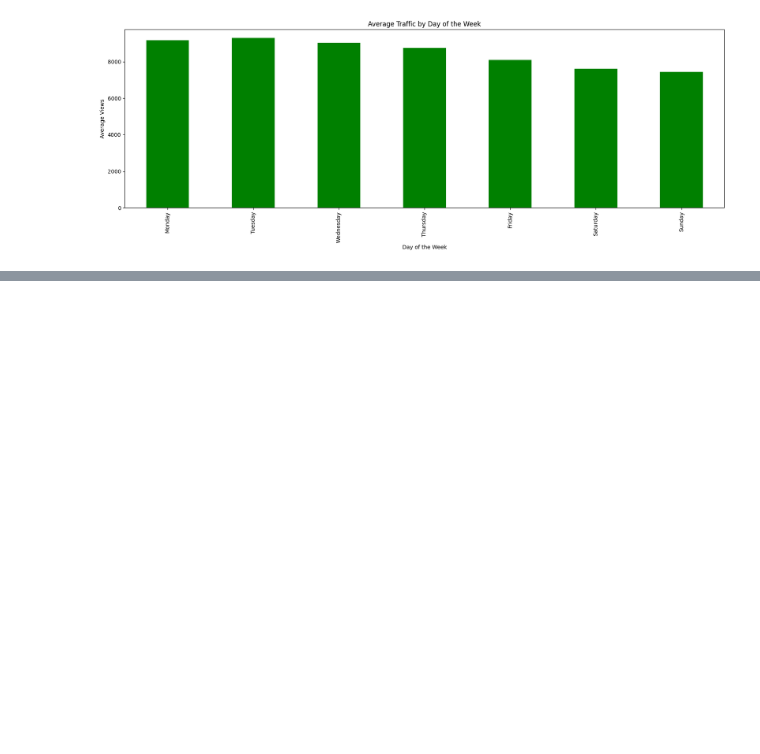
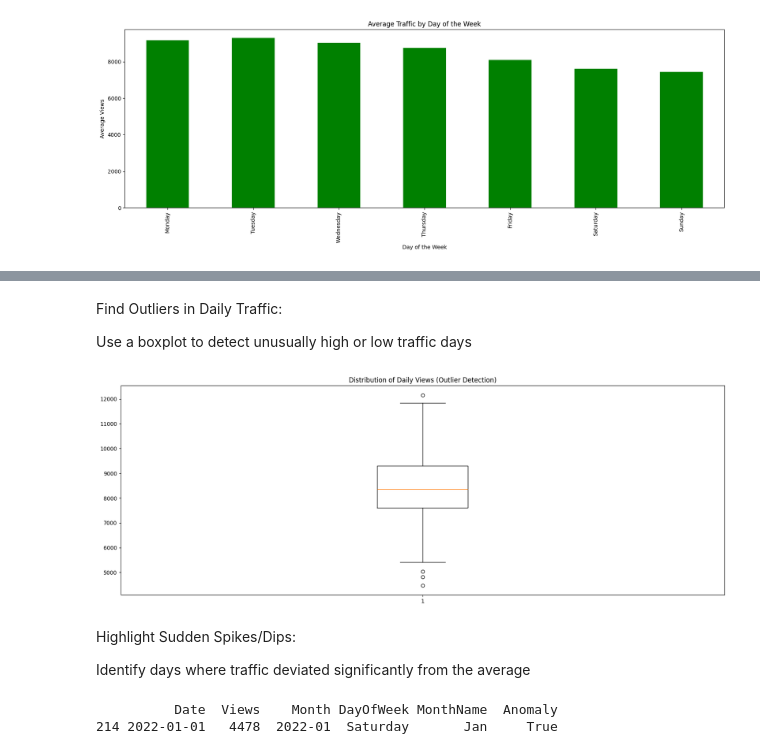
Before and after one commit to MrRezamo/Website-Traffic-Forecasting, a Jupyter notebook: Project/Main.ipynb, the cells around one changed output, grey strips where cells are left out. Drawn from its saved outputs; the diff is of its cells as text; code cells hidden in the pictures; blank space fills up the shorter version.

```diff
--- a/Project/Main.ipynb
+++ b/Project/Main.ipynb
@@ -97,0 +113,25 @@ plt.show()
+# %% [markdown]
+Find Outliers in Daily Traffic:
+
+Use a boxplot to detect unusually high or low traffic days
+# %%
+plt.figure(figsize=(20,7))
+plt.boxplot(x=data['Views'])
+plt.title('Distribution of Daily Views (Outlier Detection)')
+plt.show()
+# %% [output]
+[figure, added]
+# %% [markdown]
+Highlight Sudden Spikes/Dips:
+
+Identify days where traffic deviated significantly from the average
+# %%
+mean_traffic = data['Views'].mean()
+std_traffic = data['Views'].std()
+data['Anomaly'] = (data['Views'] > mean_traffic + 3*std_traffic) | (data['Views'] < mean_traffic - 3*std_traffic)
+
+anomalies = data[data['Anomaly']]
+print(anomalies)
+# %% [output]
+          Date  Views    Month DayOfWeek MonthName  Anomaly
+214 2022-01-01   4478  2022-01  Saturday       Jan     True
```
Also changed, not shown: parts of 12 cells of this notebook.
